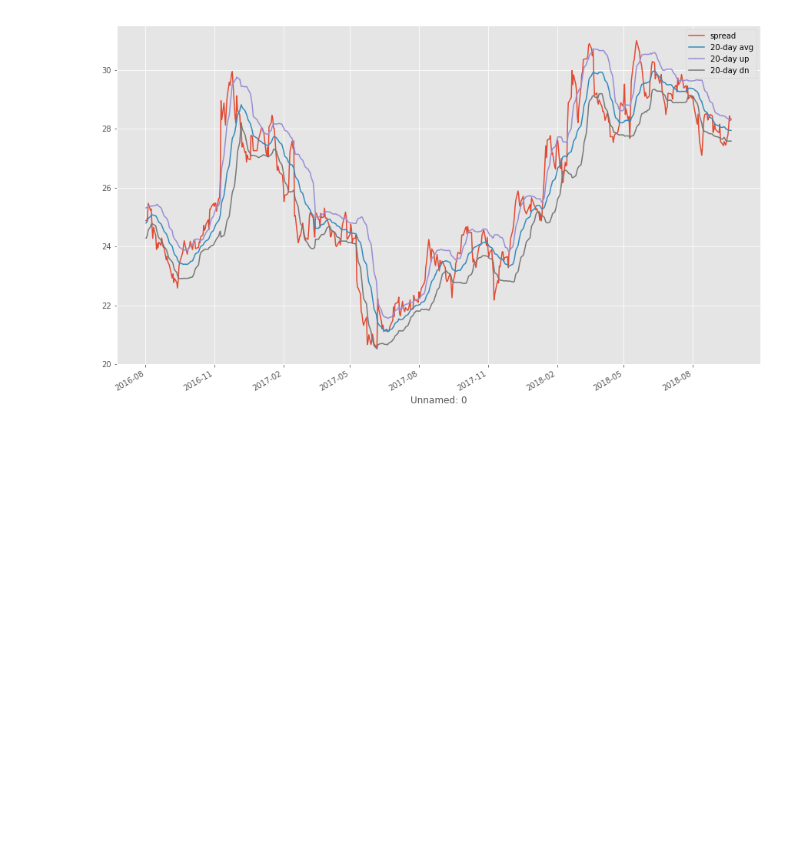
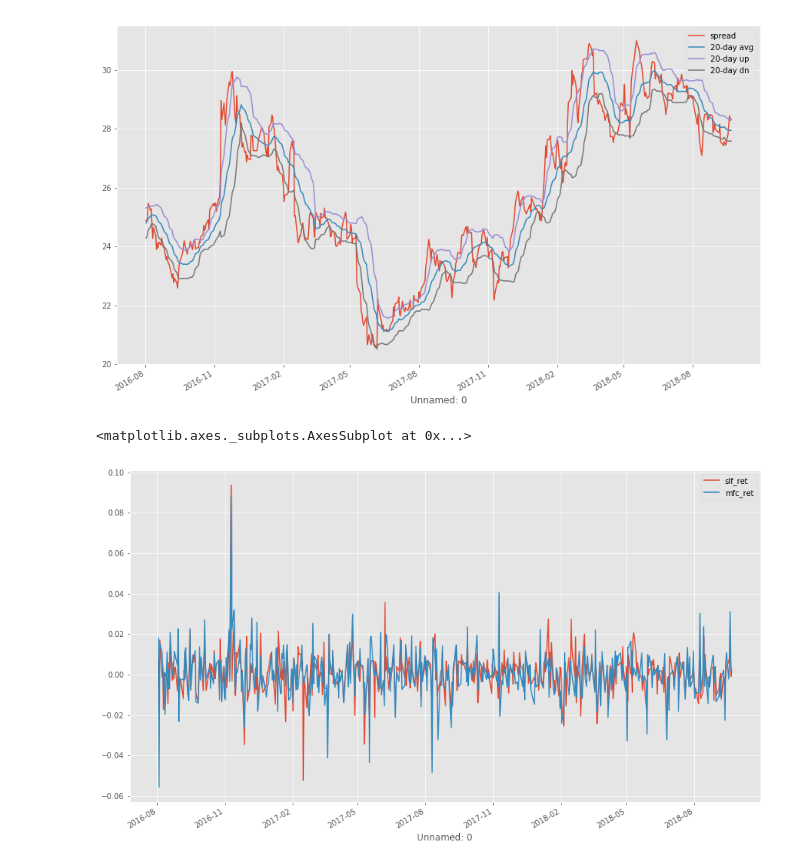
Before and after one commit to aandres99/alpha_prices, a Jupyter notebook: stat_arb.ipynb, the cells around one changed output. Cells and saved outputs as stored; diff of their text form; code cells hidden in the pictures; blank space fills up the shorter version.

```diff
--- a/stat_arb.ipynb
+++ b/stat_arb.ipynb
@@ -146,3 +146,10 @@ Avg Daily profit 0.0415, STD Daily profit 0.8771, Daily Sharpe 4.7275
 df[['spread', '20-day avg', '20-day up', '20-day dn']].plot(figsize=(15, 9));
 # %% [output]
 [figure]
+# %%
+df['slf_ret'] = np.log(df['slf']) - np.log(df['slf'].shift(1))
+df['mfc_ret'] = np.log(df['mfc']) - np.log(df['mfc'].shift(1))
+df[['slf_ret', 'mfc_ret']].plot(figsize=(15, 9));
+# %% [output]
+<matplotlib.axes._subplots.AxesSubplot at 0x...>
+[figure, added]
```
Also changed, not shown: parts of 4 cells of this notebook.
